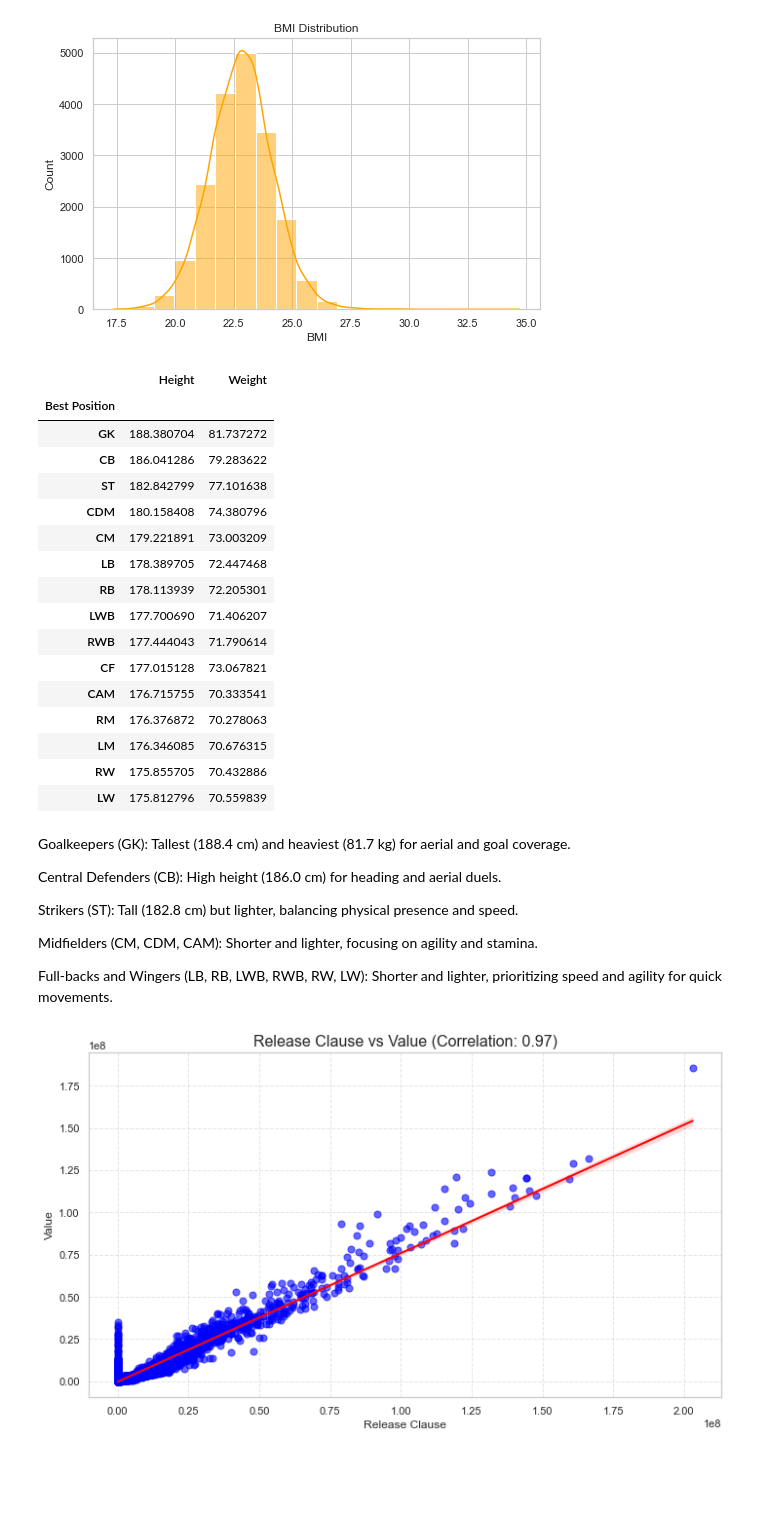
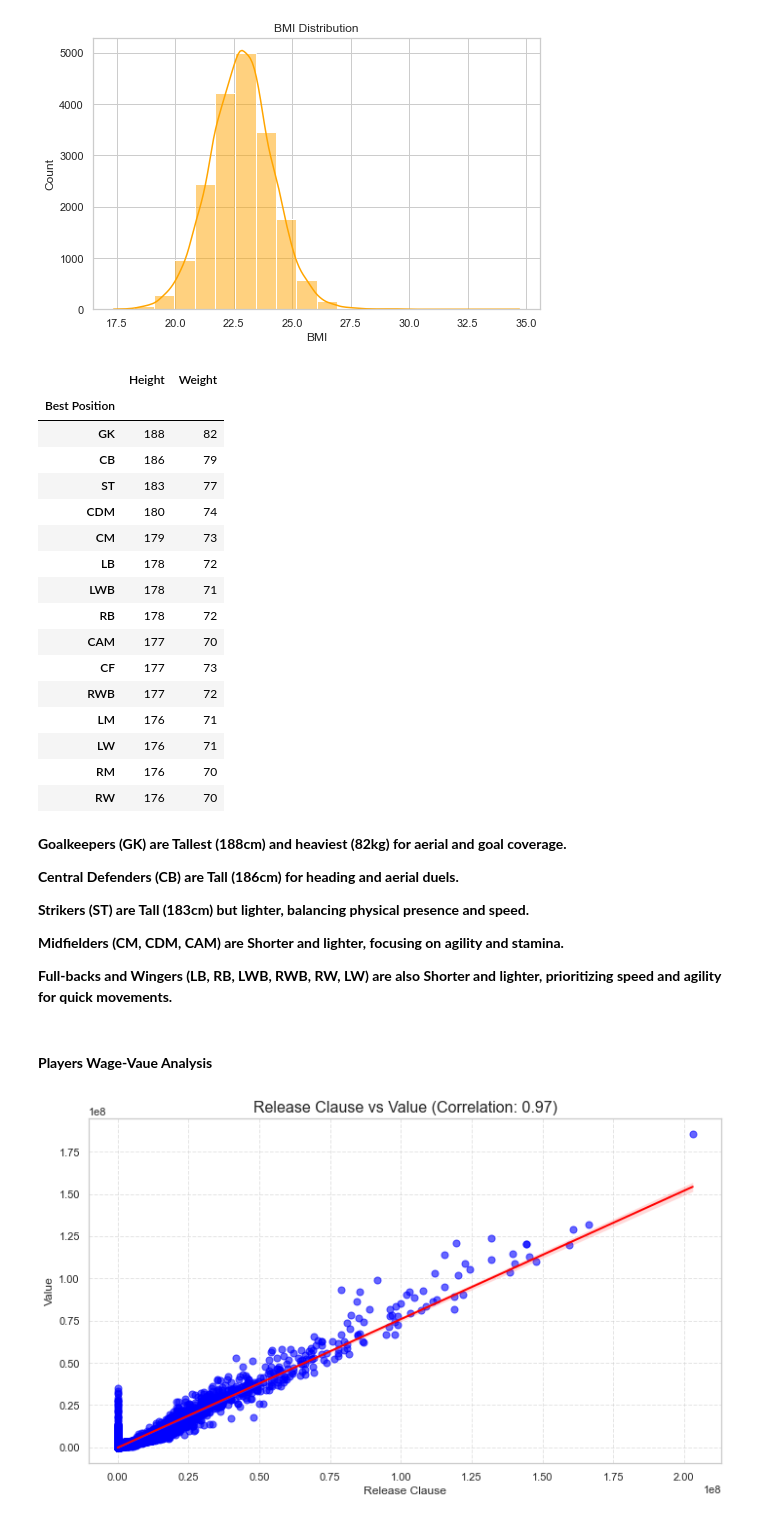
Before and after one commit to Usayed777/PortfolioProjects, a Jupyter notebook: Fifa.ipynb, the cells around one changed output. Cells and saved outputs as stored; diff of their text form; code cells hidden in the pictures; blank space fills up the shorter version.

```diff
--- a/Fifa.ipynb
+++ b/Fifa.ipynb
@@ -656,37 +631,39 @@ Stamina       0.024993      0.609475  1.000000  0.276463
 Strength      0.302675     -0.153931  0.276463  1.000000
 [figure]
 # %%
-avg_height_weight = df.groupby('Best Position')[['Height', 'Weight']].mean().sort_values(by='Height', ascending=False)
+avg_height_weight = df.groupby('Best Position')[['Height', 'Weight']].mean().round(0).astype(int).sort_values(by='Height', ascending=False)
 styled_table = apply_table_style(avg_height_weight)
 styled_table
 # %% [output]
 |  | Height | Weight |
 | Best Position |  |  |
-| GK | 188.380704 | 81.737272 |
-| CB | 186.041286 | 79.283622 |
-| ST | 182.842799 | 77.101638 |
-| CDM | 180.158408 | 74.380796 |
-| CM | 179.221891 | 73.003209 |
-| LB | 178.389705 | 72.447468 |
-| RB | 178.113939 | 72.205301 |
-| LWB | 177.700690 | 71.406207 |
-| RWB | 177.444043 | 71.790614 |
-| CF | 177.015128 | 73.067821 |
-| CAM | 176.715755 | 70.333541 |
-| RM | 176.376872 | 70.278063 |
-| LM | 176.346085 | 70.676315 |
-| RW | 175.855705 | 70.432886 |
-| LW | 175.812796 | 70.559839 |
+| GK | 188 | 82 |
+| CB | 186 | 79 |
+| ST | 183 | 77 |
+| CDM | 180 | 74 |
+| CM | 179 | 73 |
+| LB | 178 | 72 |
+| LWB | 178 | 71 |
+| RB | 178 | 72 |
+| CAM | 177 | 70 |
+| CF | 177 | 73 |
+| RWB | 177 | 72 |
+| LM | 176 | 71 |
+| LW | 176 | 71 |
+| RM | 176 | 70 |
+| RW | 176 | 70 |
 # %% [markdown]
-Goalkeepers (GK): Tallest (188.4 cm) and heaviest (81.7 kg) for aerial and goal coverage.
+**Goalkeepers (GK) are Tallest (188cm) and heaviest (82kg) for aerial and goal coverage.**
 
-Central Defenders (CB): High height (186.0 cm) for heading and aerial duels.
+**Central Defenders (CB) are Tall (186cm) for heading and aerial duels.**
 
-Strikers (ST): Tall (182.8 cm) but lighter, balancing physical presence and speed.
+**Strikers (ST) are Tall (183cm) but lighter, balancing physical presence and speed.**
 
-Midfielders (CM, CDM, CAM): Shorter and lighter, focusing on agility and stamina.
+**Midfielders (CM, CDM, CAM) are Shorter and lighter, focusing on agility and stamina.**
 
-Full-backs and Wingers (LB, RB, LWB, RWB, RW, LW): Shorter and lighter, prioritizing speed and agility for quick movements.
+**Full-backs and Wingers (LB, RB, LWB, RWB, RW, LW) are also Shorter and lighter, prioritizing speed and agility for quick movements.**
+# %% [markdown]
+#### **Players Wage-Vaue Analysis**
 # %%
 corr, _ = pearsonr(df['Release Clause'].dropna(), df['Value'].dropna())
 
```
Also changed, not shown: parts of 36 cells of this notebook.
